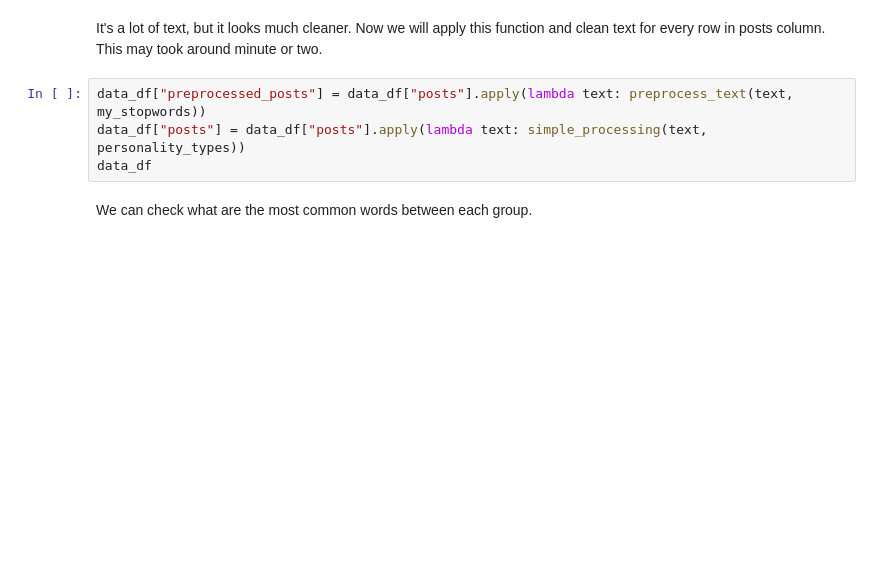
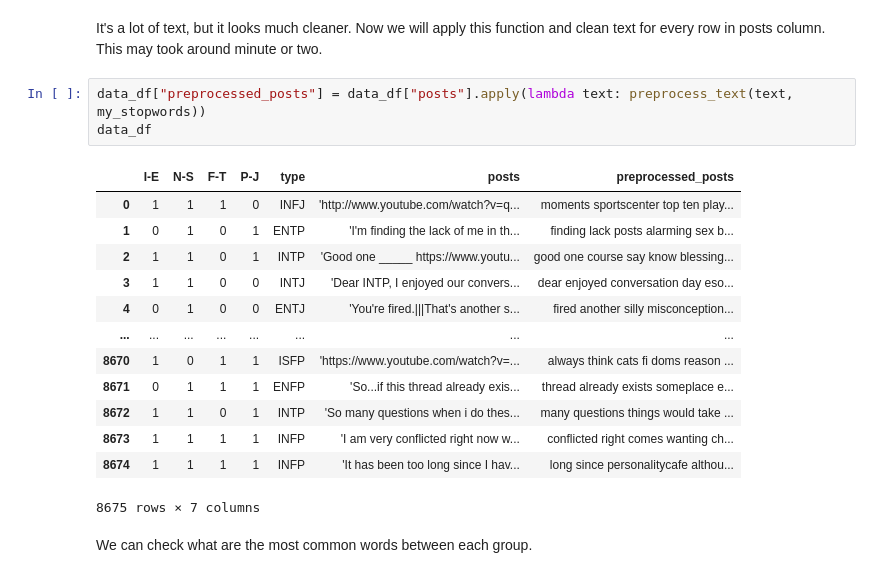
Before and after one commit to aoless/data-science-blog-post, a Jupyter notebook: Personality prediction.ipynb, the cells around one changed output. Saved outputs shown, nothing was run; the diff lists cells and outputs as text; blank space fills up the shorter version.

```diff
--- a/Personality prediction.ipynb
+++ b/Personality prediction.ipynb
@@ -167,8 +223,21 @@ for idx in rnd_idx:
 It's a lot of text, but it looks much cleaner. Now we will apply this function and clean text for every row in posts column. This may took around minute or two.
 # %%
 data_df["preprocessed_posts"] = data_df["posts"].apply(lambda text: preprocess_text(text, my_stopwords))
-data_df["posts"] = data_df["posts"].apply(lambda text: simple_processing(text, personality_types))
 data_df
+# %% [output]
+|  | I-E | N-S | F-T | P-J | type | posts | preprocessed_posts |
+| 0 | 1 | 1 | 1 | 0 | INFJ | 'http://www.youtube.com/watch?v=q... | moments sportscenter top ten play... |
+| 1 | 0 | 1 | 0 | 1 | ENTP | 'I'm finding the lack of me in th... | finding lack posts alarming sex b... |
+| 2 | 1 | 1 | 0 | 1 | INTP | 'Good one _____ https://www.youtu... | good one course say know blessing... |
+| 3 | 1 | 1 | 0 | 0 | INTJ | 'Dear INTP, I enjoyed our convers... | dear enjoyed conversation day eso... |
+| 4 | 0 | 1 | 0 | 0 | ENTJ | 'You're fired.|||That's another s... | fired another silly misconception... |
+| ... | ... | ... | ... | ... | ... | ... | ... |
+| 8670 | 1 | 0 | 1 | 1 | ISFP | 'https://www.youtube.com/watch?v=... | always think cats fi doms reason ... |
+| 8671 | 0 | 1 | 1 | 1 | ENFP | 'So...if this thread already exis... | thread already exists someplace e... |
+| 8672 | 1 | 1 | 0 | 1 | INTP | 'So many questions when i do thes... | many questions things would take ... |
+| 8673 | 1 | 1 | 1 | 1 | INFP | 'I am very conflicted right now w... | conflicted right comes wanting ch... |
+| 8674 | 1 | 1 | 1 | 1 | INFP | 'It has been too long since I hav... | long since personalitycafe althou... |
+8675 rows × 7 columns
 # %% [markdown]
 We can check what are the most common words between each group.
 # %%
```
Also changed, not shown: parts of 22 cells of this notebook.
